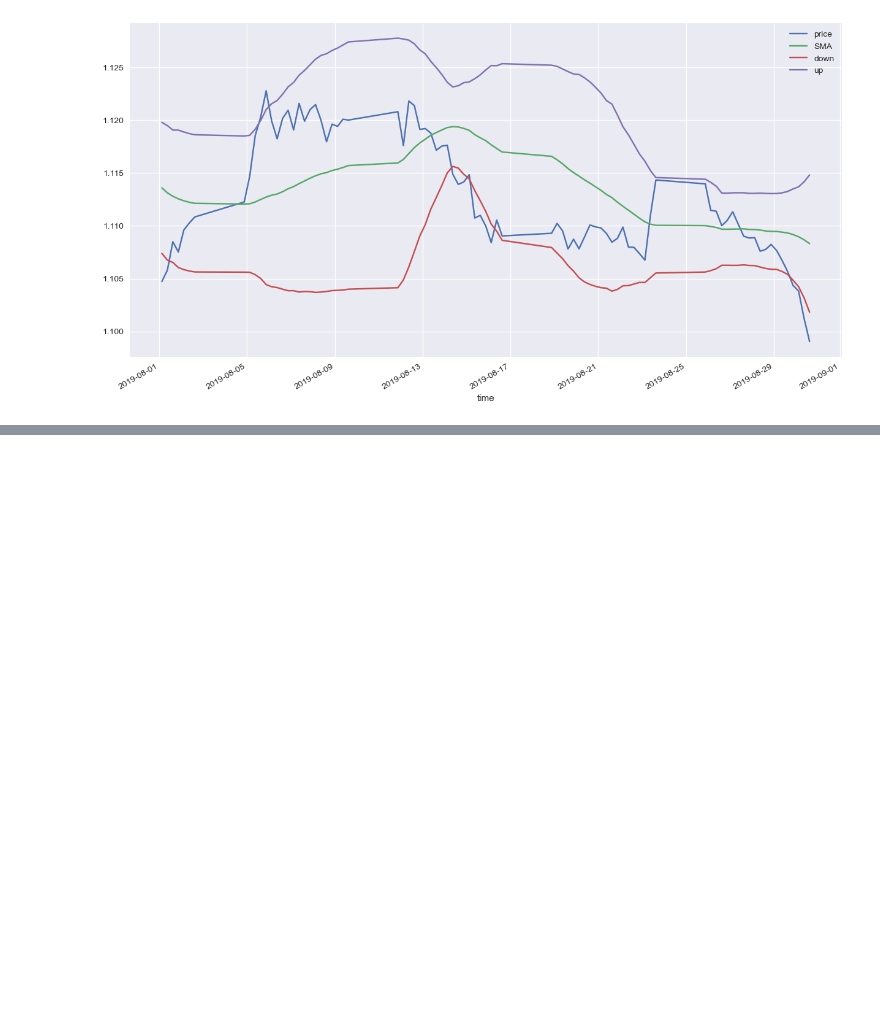
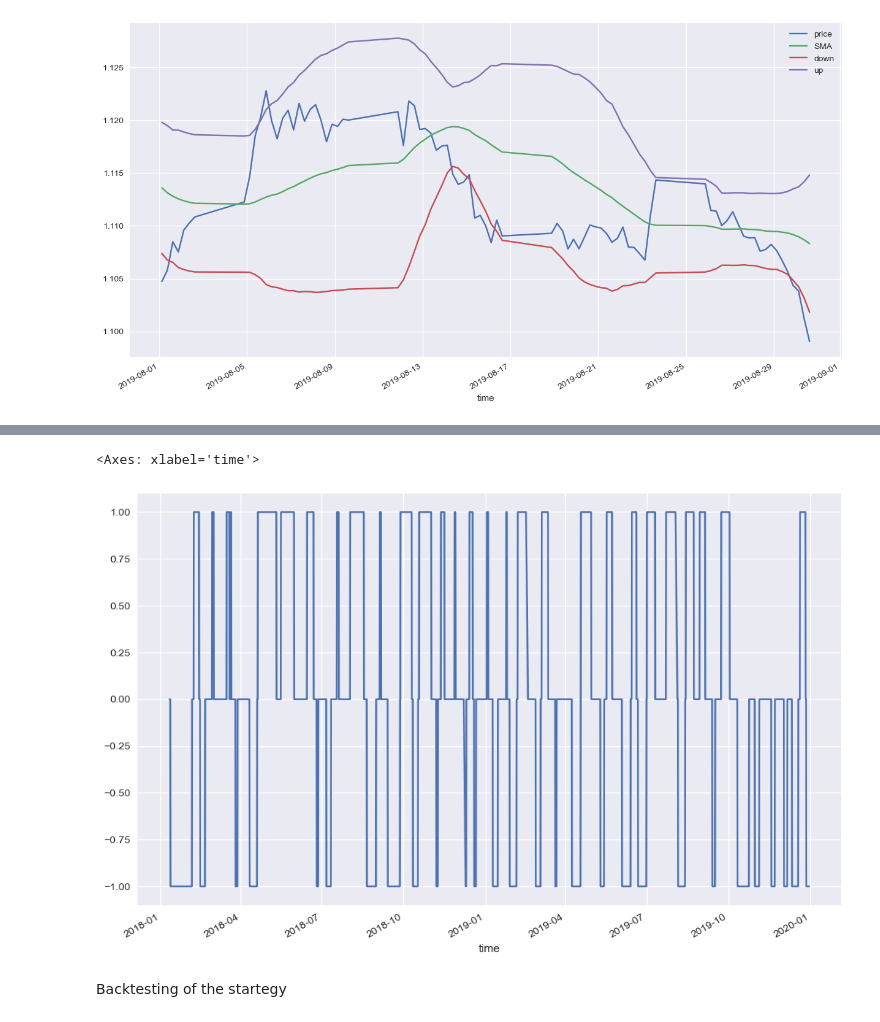
Before and after one commit to ravichandrapyda/automated-trading-systems, a Jupyter notebook: Bollinger band startegy.ipynb, the cells around one changed output, grey strips where cells are left out. Drawn from its saved outputs; the diff is of its cells as text; code cells hidden in the pictures; blank space fills up the shorter version.

Commit message:
Add files via upload
full startegy with backtesting

```diff
--- a/Bollinger band startegy.ipynb
+++ b/Bollinger band startegy.ipynb
@@ -94,0 +154,7 @@ data.drop(columns="returns").loc["2019-08"].plot(figsize=(15,8))
+# %%
+data.position.plot(figsize=(12,8))
+# %% [output]
+<Axes: xlabel='time'>
+[figure, added]
+# %% [markdown]
+Backtesting of the startegy
```
Also changed, not shown: parts of 27 cells of this notebook.
